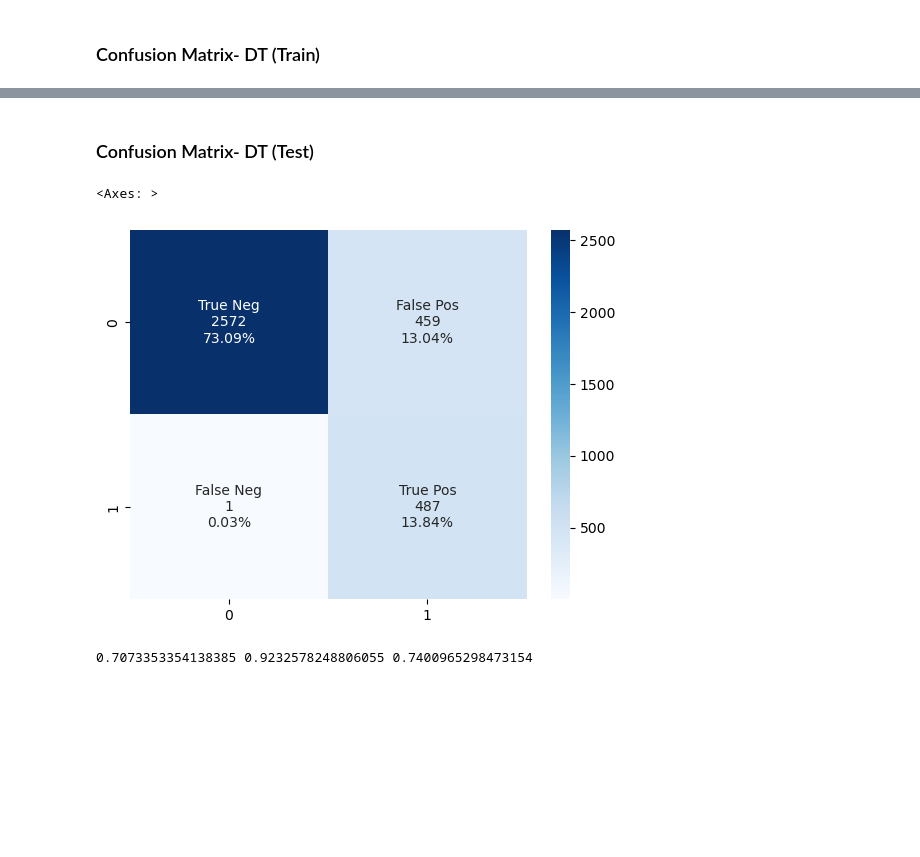
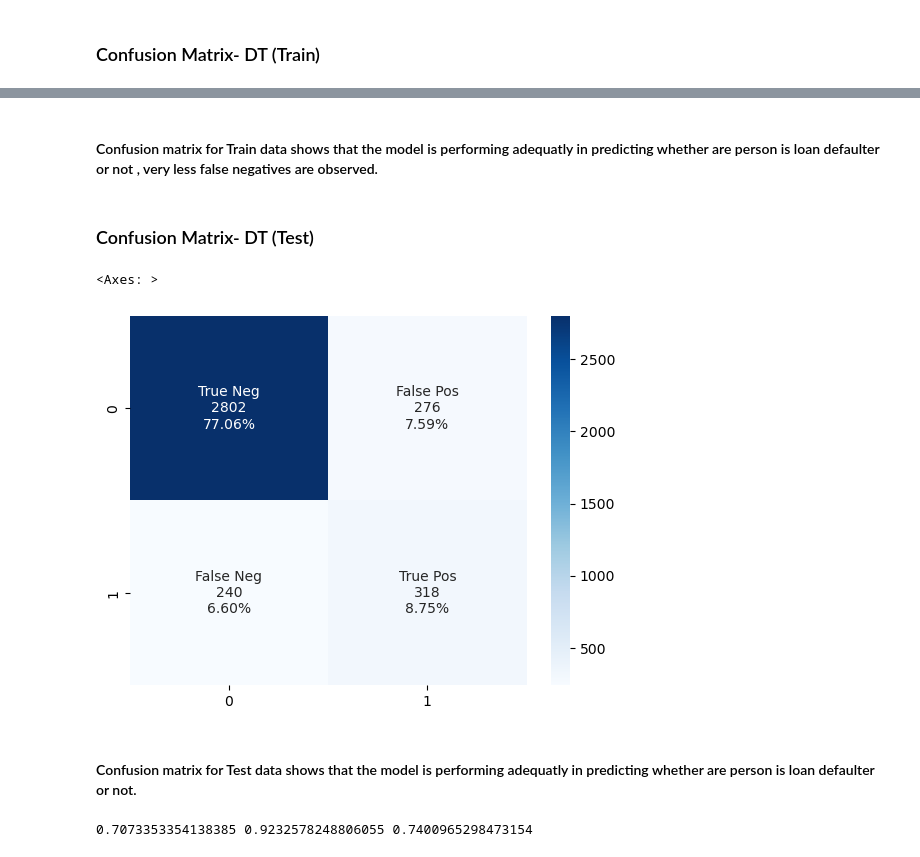
Before and after one commit to Devam2399/LoanDefaultAnalysis, a Jupyter notebook: Loan credit default Analysis.ipynb, the cells around one changed output, grey strips where cells are left out. Saved outputs shown, nothing was run; the diff lists cells and outputs as text; code cells hidden in the pictures; blank space fills up the shorter version.

```diff
--- a/Loan credit default Analysis.ipynb
+++ b/Loan credit default Analysis.ipynb
@@ -651,19 +625,23 @@ sns.heatmap(cf_matrix, annot=labels, fmt='', cmap='Blues')
+# %% [markdown]
+####  Confusion matrix for Train data shows that the model is performing adequatly in predicting whether are person is loan defaulter or not , very less false negatives are observed.
 # %% [markdown]
 ### Confusion Matrix- DT  (Test)
 # %%
-cf_matrix = confusion_matrix(y_test,y_pred_test)
+cf_matrix = confusion_matrix(y_test,preddt_test)
 group_names = ['True Neg','False Pos','False Neg','True Pos']
 group_counts = ['{0:0.0f}'.format(value) for value in
                 cf_matrix.flatten()]
 group_percentages = ['{0:.2%}'.format(value) for value in
                      cf_matrix.flatten()/np.sum(cf_matrix)]
 labels = [f'{v1}\n{v2}\n{v3}' for v1, v2, v3 in
           zip(group_names,group_counts,group_percentages)]
 labels = np.asarray(labels).reshape(2,2)
 sns.heatmap(cf_matrix, annot=labels, fmt='', cmap='Blues')
 # %% [output]
 <Axes: >
-[figure, old version]
+[figure, new version]
+# %% [markdown]
+####  Confusion matrix for Test data shows that the model is performing adequatly in predicting whether are person is loan defaulter or not.
 # %%
 # auc scores
 auc_score1 = roc_auc_score(y_test, knntest_pred)
```
Also changed, not shown: parts of 32 cells of this notebook.
